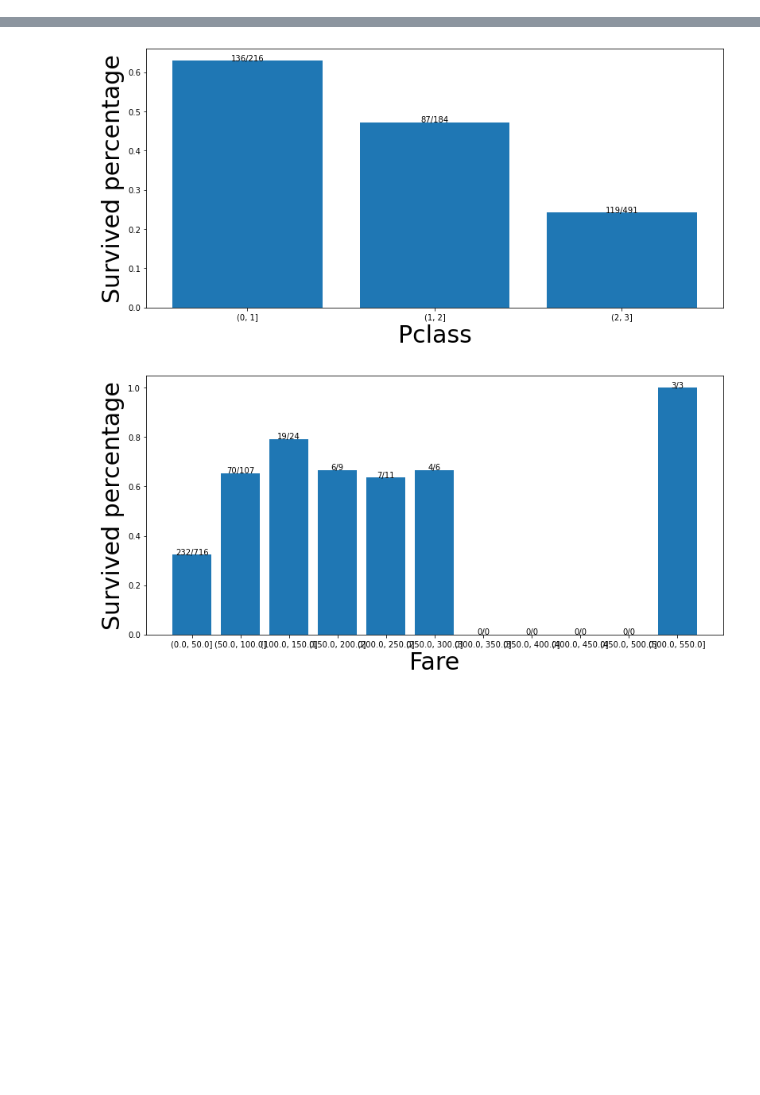
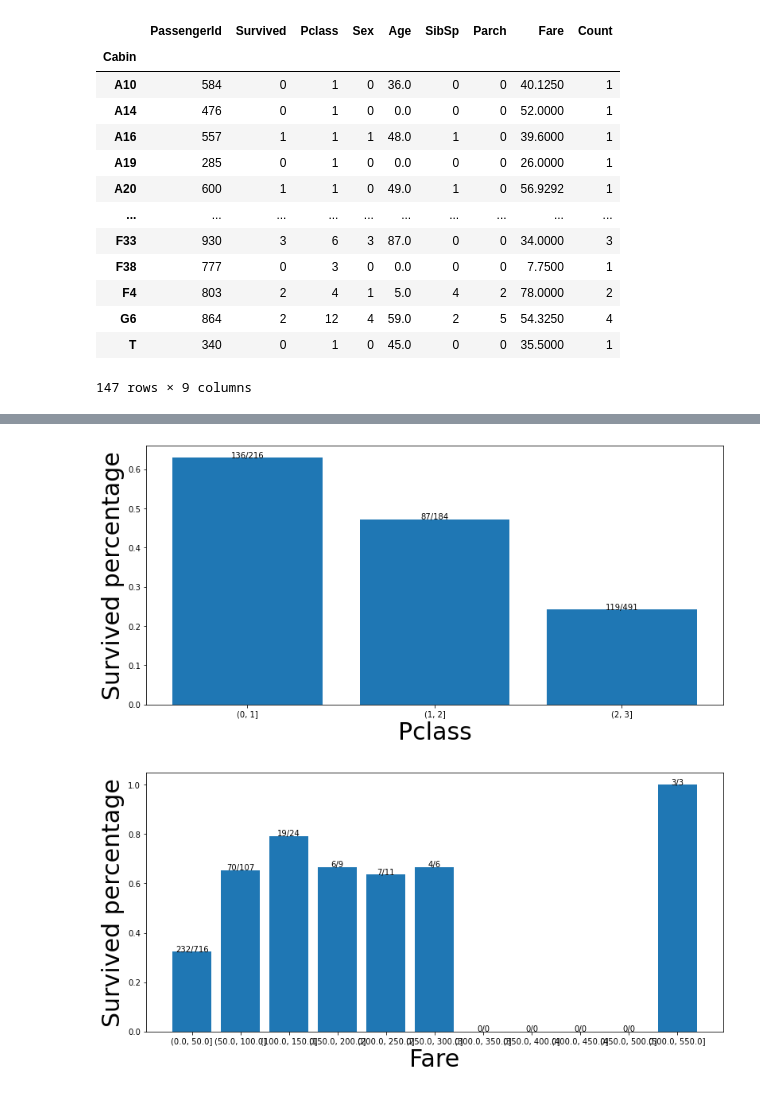
Before and after one commit to Yucheng-Zhu/Titanic_MachineLearningfromDisaster, a Jupyter notebook: Titanic (MLP).ipynb, the cells around one changed output, grey strips where cells are left out. Cells and saved outputs as stored; diff of their text form; code cells hidden in the pictures; blank space fills up the shorter version.

```diff
--- a/Titanic (MLP).ipynb
+++ b/Titanic (MLP).ipynb
@@ -48,0 +86,21 @@ df_train_preparsed.head(5)
+# %%
+
+Grouped = df_train_preparsed.groupby(
+    ['Cabin']
+).sum()
+Grouped
+# %% [output]
+|  | PassengerId | Survived | Pclass | Sex | Age | SibSp | Parch | Fare | Count |
+| Cabin |  |  |  |  |  |  |  |  |  |
+| A10 | 584 | 0 | 1 | 0 | 36.0 | 0 | 0 | 40.1250 | 1 |
+| A14 | 476 | 0 | 1 | 0 | 0.0 | 0 | 0 | 52.0000 | 1 |
+| A16 | 557 | 1 | 1 | 1 | 48.0 | 1 | 0 | 39.6000 | 1 |
+| A19 | 285 | 0 | 1 | 0 | 0.0 | 0 | 0 | 26.0000 | 1 |
+| A20 | 600 | 1 | 1 | 0 | 49.0 | 1 | 0 | 56.9292 | 1 |
+| ... | ... | ... | ... | ... | ... | ... | ... | ... | ... |
+| F33 | 930 | 3 | 6 | 3 | 87.0 | 0 | 0 | 34.0000 | 3 |
+| F38 | 777 | 0 | 3 | 0 | 0.0 | 0 | 0 | 7.7500 | 1 |
+| F4 | 803 | 2 | 4 | 1 | 5.0 | 4 | 2 | 78.0000 | 2 |
+| G6 | 864 | 2 | 12 | 4 | 59.0 | 2 | 5 | 54.3250 | 4 |
+| T | 340 | 0 | 1 | 0 | 45.0 | 0 | 0 | 35.5000 | 1 |
+147 rows × 9 columns
```
Also changed, not shown: parts of 20 cells of this notebook, 2 other files.
